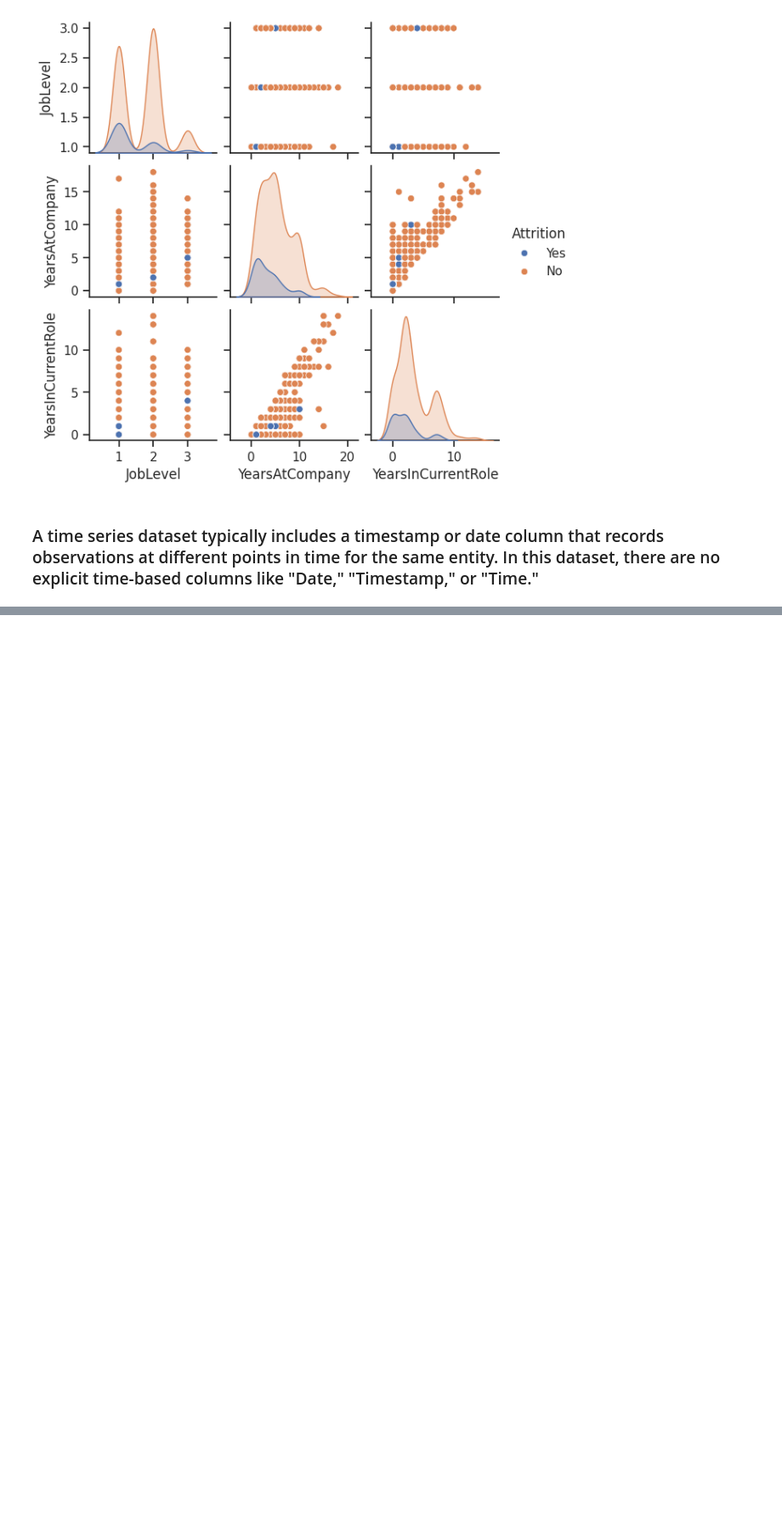
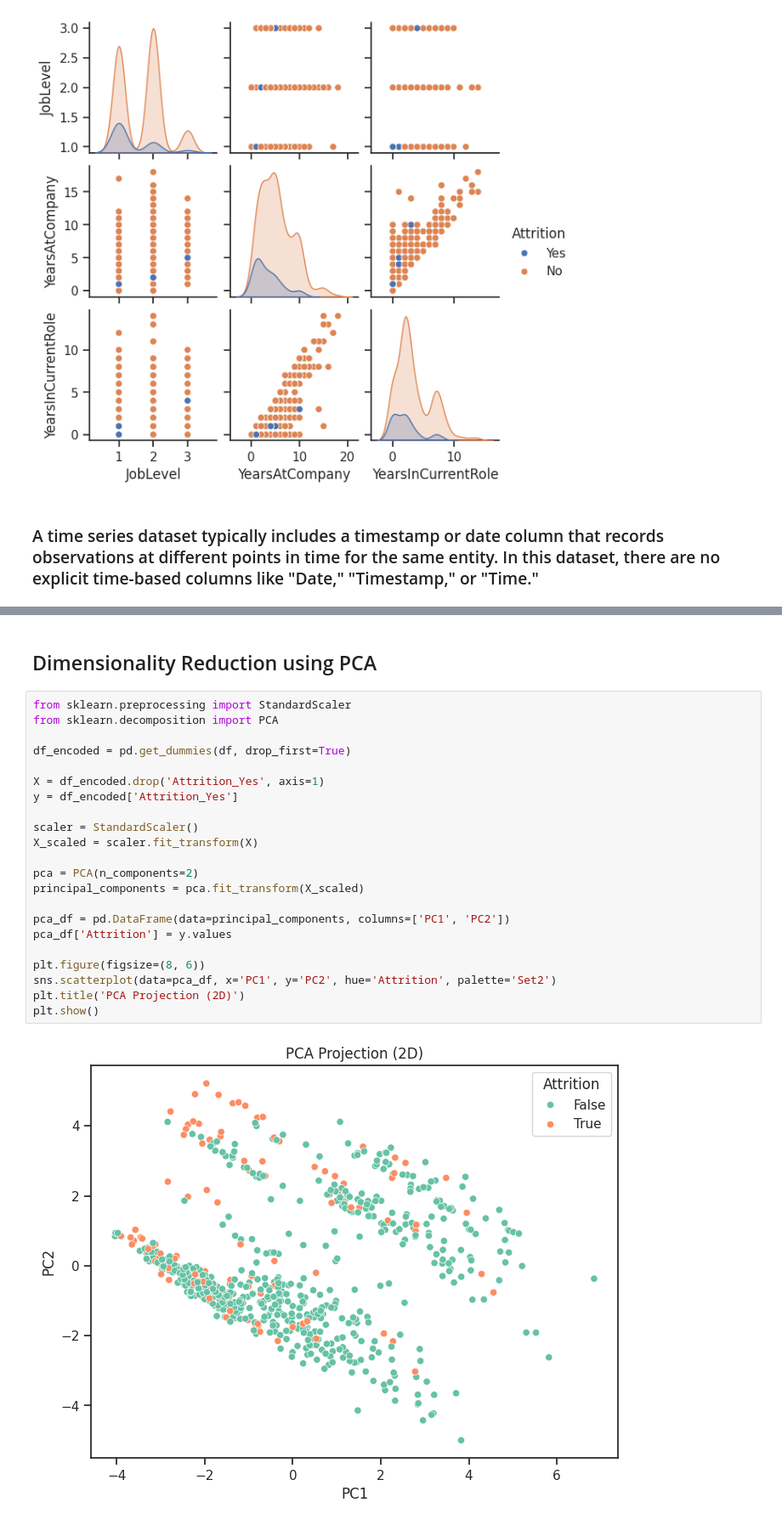
Before and after one commit to Shweta21BCE2781/BCSE331L-EDA, a Jupyter notebook: 21BCE2781.ipynb, the cells around one changed output, grey strips where cells are left out. Shown at 85% size. Saved outputs shown, nothing was run; the diff lists cells and outputs as text; blank space fills up the shorter version.

```diff
--- a/21BCE2781.ipynb
+++ b/21BCE2781.ipynb
@@ -521,0 +563,26 @@ plt.show()
+# %% [markdown]
+## Dimensionality Reduction using PCA
+# %%
+from sklearn.preprocessing import StandardScaler
+from sklearn.decomposition import PCA
+
+df_encoded = pd.get_dummies(df, drop_first=True)
+
+X = df_encoded.drop('Attrition_Yes', axis=1)
+y = df_encoded['Attrition_Yes']
+
+scaler = StandardScaler()
+X_scaled = scaler.fit_transform(X)
+
+pca = PCA(n_components=2)
+principal_components = pca.fit_transform(X_scaled)
+
+pca_df = pd.DataFrame(data=principal_components, columns=['PC1', 'PC2'])
+pca_df['Attrition'] = y.values
+
+plt.figure(figsize=(8, 6))
+sns.scatterplot(data=pca_df, x='PC1', y='PC2', hue='Attrition', palette='Set2')
+plt.title('PCA Projection (2D)')
+plt.show()
+# %% [output]
+[figure, added]
```
Also changed, not shown: parts of 21 cells of this notebook.
